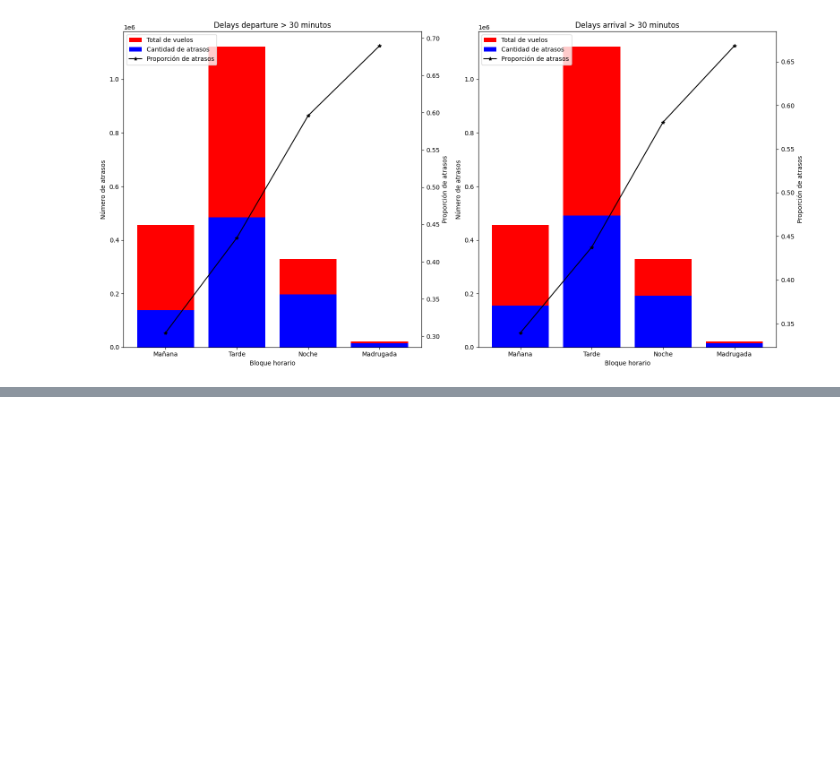
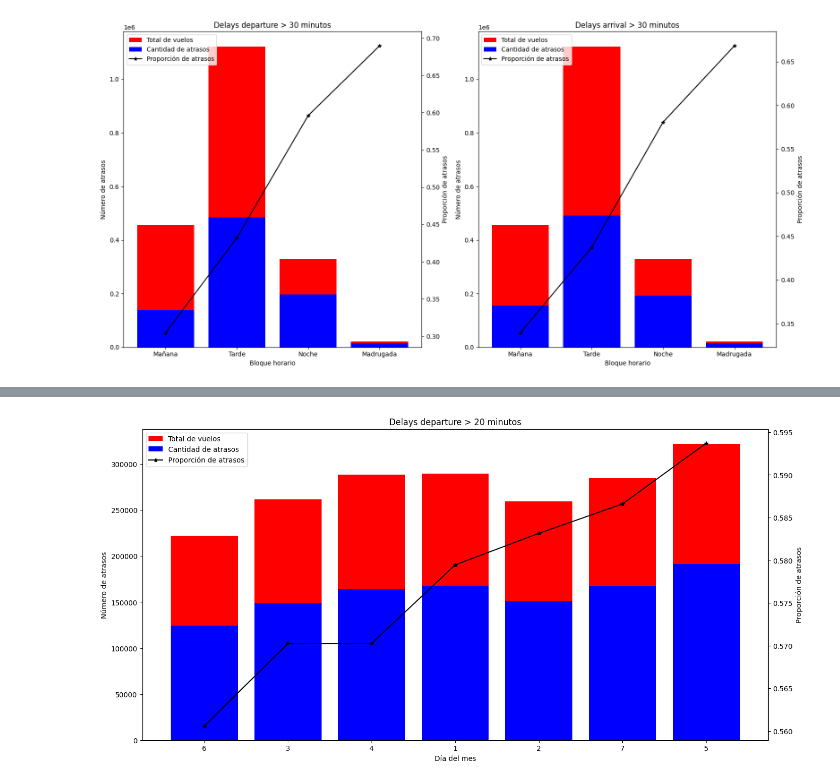
Before and after one commit to DiegoLeonG96/proyecto-pydatascience-udd, a Jupyter notebook: 03_Visualizaciones.ipynb, the cells around one changed output, grey strips where cells are left out. Cells and saved outputs as stored; diff of their text form; code cells hidden in the pictures; blank space fills up the shorter version.

```diff
--- a/03_Visualizaciones.ipynb
+++ b/03_Visualizaciones.ipynb
@@ -116,0 +137,4 @@ delay_proportion_plot(data, "DepHourBlock4", 30, dep_only=False)
+# %%
+delay_proportion_plot(data, "DayOfWeek", 20, "Día del mes", dep_only=True)
+# %% [output]
+[figure, added]
```
Also changed, not shown: parts of 10 cells of this notebook.
